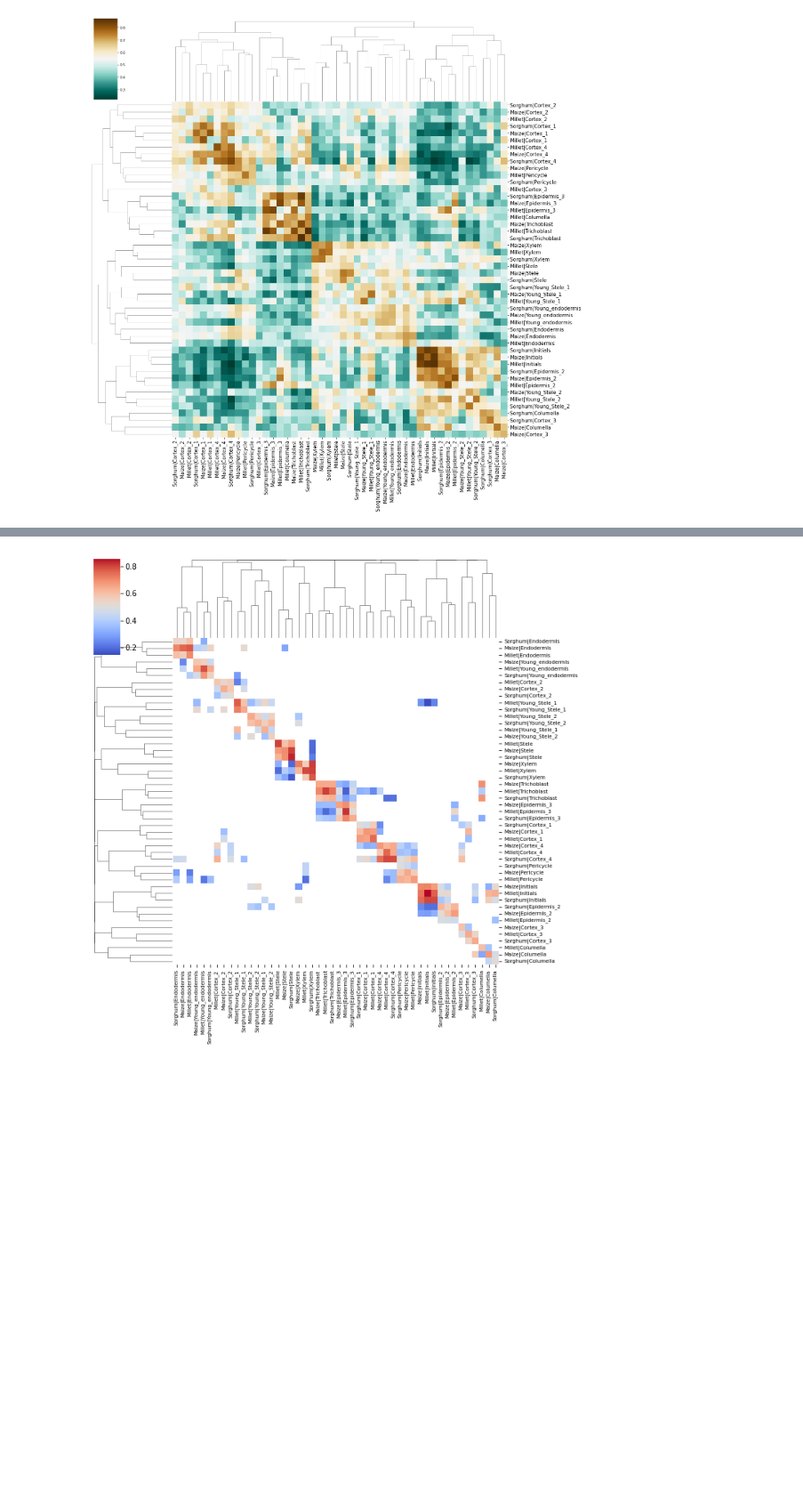
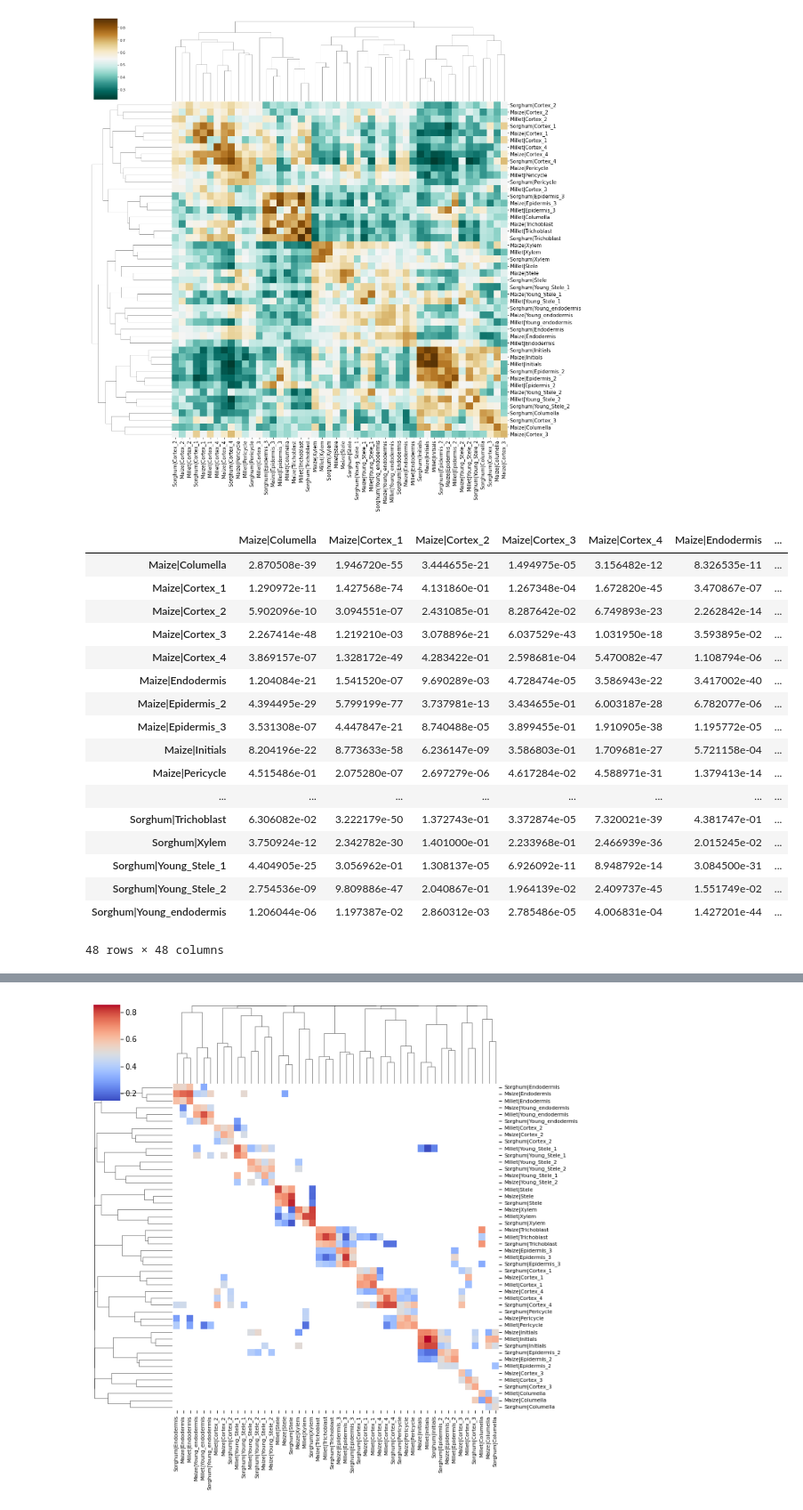
Before and after one commit to mikepassal/Bruno_and_Ken_Maize_Sorghum_Millet, a Jupyter notebook: new_data_meta_redo.ipynb, the cells around one changed output, grey strips where cells are left out. Shown at 89% size. Drawn from its saved outputs; the diff is of its cells as text; code cells hidden in the pictures; blank space fills up the shorter version.

```diff
--- a/new_data_meta_redo.ipynb
+++ b/new_data_meta_redo.ipynb
@@ -111,2 +113,23 @@ g.savefig('/home/passala/Gene_duplication_project/Code/Bruno_maize_sorghum_proje
 # %% [output]
 [figure]
+# %%
+norm_data.uns['MetaNeighborUS_pval']
+# %% [output]
+|  | Maize|Columella | Maize|Cortex_1 | Maize|Cortex_2 | Maize|Cortex_3 | Maize|Cortex_4 | Maize|Endodermis | ... |
+| Maize|Columella | 2.870508e-39 | 1.946720e-55 | 3.444655e-21 | 1.494975e-05 | 3.156482e-12 | 8.326535e-11 | ... |
+| Maize|Cortex_1 | 1.290972e-11 | 1.427568e-74 | 4.131860e-01 | 1.267348e-04 | 1.672820e-45 | 3.470867e-07 | ... |
+| Maize|Cortex_2 | 5.902096e-10 | 3.094551e-07 | 2.431085e-01 | 8.287642e-02 | 6.749893e-23 | 2.262842e-14 | ... |
+| Maize|Cortex_3 | 2.267414e-48 | 1.219210e-03 | 3.078896e-21 | 6.037529e-43 | 1.031950e-18 | 3.593895e-02 | ... |
+| Maize|Cortex_4 | 3.869157e-07 | 1.328172e-49 | 4.283422e-01 | 2.598681e-04 | 5.470082e-47 | 1.108794e-06 | ... |
+| Maize|Endodermis | 1.204084e-21 | 1.541520e-07 | 9.690289e-03 | 4.728474e-05 | 3.586943e-22 | 3.417002e-40 | ... |
+| Maize|Epidermis_2 | 4.394495e-29 | 5.799199e-77 | 3.737981e-13 | 3.434655e-01 | 6.003187e-28 | 6.782077e-06 | ... |
+| Maize|Epidermis_3 | 3.531308e-07 | 4.447847e-21 | 8.740488e-05 | 3.899455e-01 | 1.910905e-38 | 1.195772e-05 | ... |
+| Maize|Initials | 8.204196e-22 | 8.773633e-58 | 6.236147e-09 | 3.586803e-01 | 1.709681e-27 | 5.721158e-04 | ... |
+| Maize|Pericycle | 4.515486e-01 | 2.075280e-07 | 2.697279e-06 | 4.617284e-02 | 4.588971e-31 | 1.379413e-14 | ... |
+| ... | ... | ... | ... | ... | ... | ... | ... |
+| Sorghum|Trichoblast | 6.306082e-02 | 3.222179e-50 | 1.372743e-01 | 3.372874e-05 | 7.320021e-39 | 4.381747e-01 | ... |
+| Sorghum|Xylem | 3.750924e-12 | 2.342782e-30 | 1.401000e-01 | 2.233968e-01 | 2.466939e-36 | 2.015245e-02 | ... |
+| Sorghum|Young_Stele_1 | 4.404905e-25 | 3.056962e-01 | 1.308137e-05 | 6.926092e-11 | 8.948792e-14 | 3.084500e-31 | ... |
+| Sorghum|Young_Stele_2 | 2.754536e-09 | 9.809886e-47 | 2.040867e-01 | 1.964139e-02 | 2.409737e-45 | 1.551749e-02 | ... |
+| Sorghum|Young_endodermis | 1.206044e-06 | 1.197387e-02 | 2.860312e-03 | 2.785486e-05 | 4.006831e-04 | 1.427201e-44 | ... |
+48 rows × 48 columns
```
Also changed, not shown: parts of 18 cells of this notebook.
